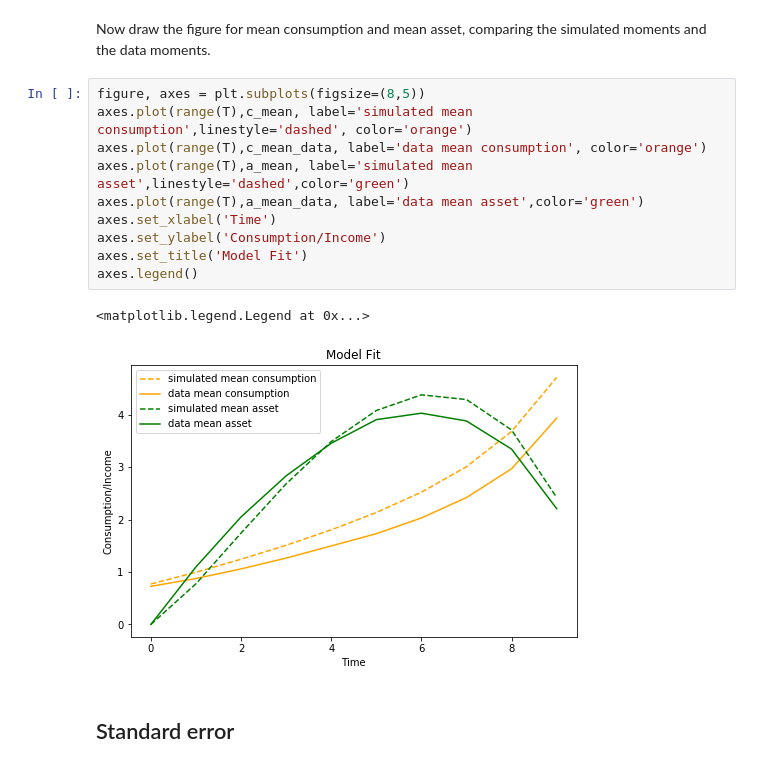
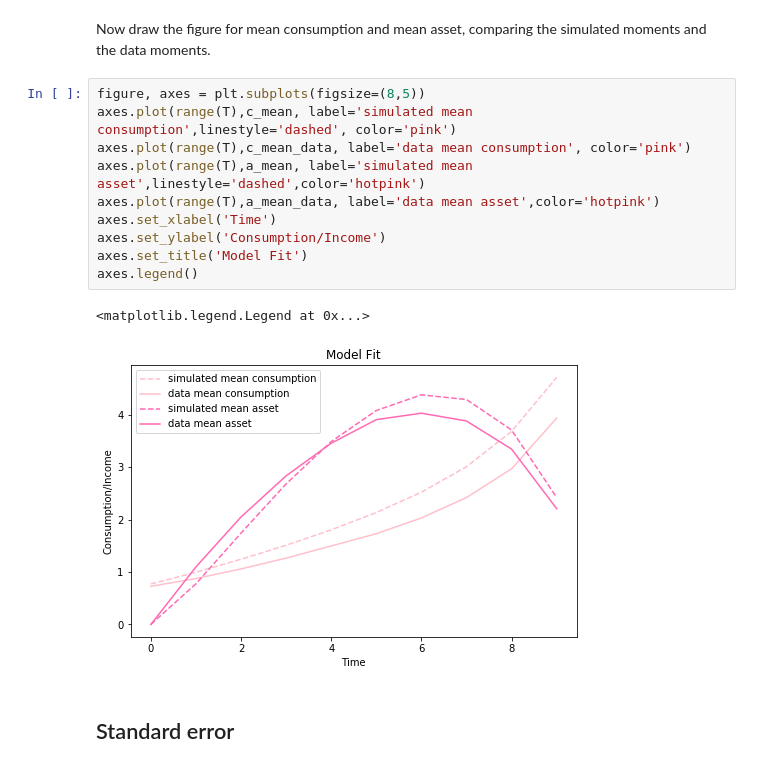
Before and after one commit to zhuang13atJHU/Numeric-Analysis, a Jupyter notebook: PS3/PS3.ipynb, the cells around one changed output. Saved outputs shown, nothing was run; the diff lists cells and outputs as text.

Commit message:
modified figures

```diff
--- a/PS3/PS3.ipynb
+++ b/PS3/PS3.ipynb
@@ -358,17 +358,17 @@ for t in range(T):
 Now draw the figure for mean consumption and mean asset, comparing the simulated moments and the data moments.
 # %%
 figure, axes = plt.subplots(figsize=(8,5))
-axes.plot(range(T),c_mean, label='simulated mean consumption',linestyle='dashed', color='orange')
-axes.plot(range(T),c_mean_data, label='data mean consumption', color='orange')
-axes.plot(range(T),a_mean, label='simulated mean asset',linestyle='dashed',color='green')
-axes.plot(range(T),a_mean_data, label='data mean asset',color='green')
+axes.plot(range(T),c_mean, label='simulated mean consumption',linestyle='dashed', color='pink')
+axes.plot(range(T),c_mean_data, label='data mean consumption', color='pink')
+axes.plot(range(T),a_mean, label='simulated mean asset',linestyle='dashed',color='hotpink')
+axes.plot(range(T),a_mean_data, label='data mean asset',color='hotpink')
 axes.set_xlabel('Time')
 axes.set_ylabel('Consumption/Income')
 axes.set_title('Model Fit')
 axes.legend()
 # %% [output]
 <matplotlib.legend.Legend at 0x...>
-[figure, old version]
+[figure, new version]
 # %% [markdown]
 ## Standard error
 # %% [markdown]
```
